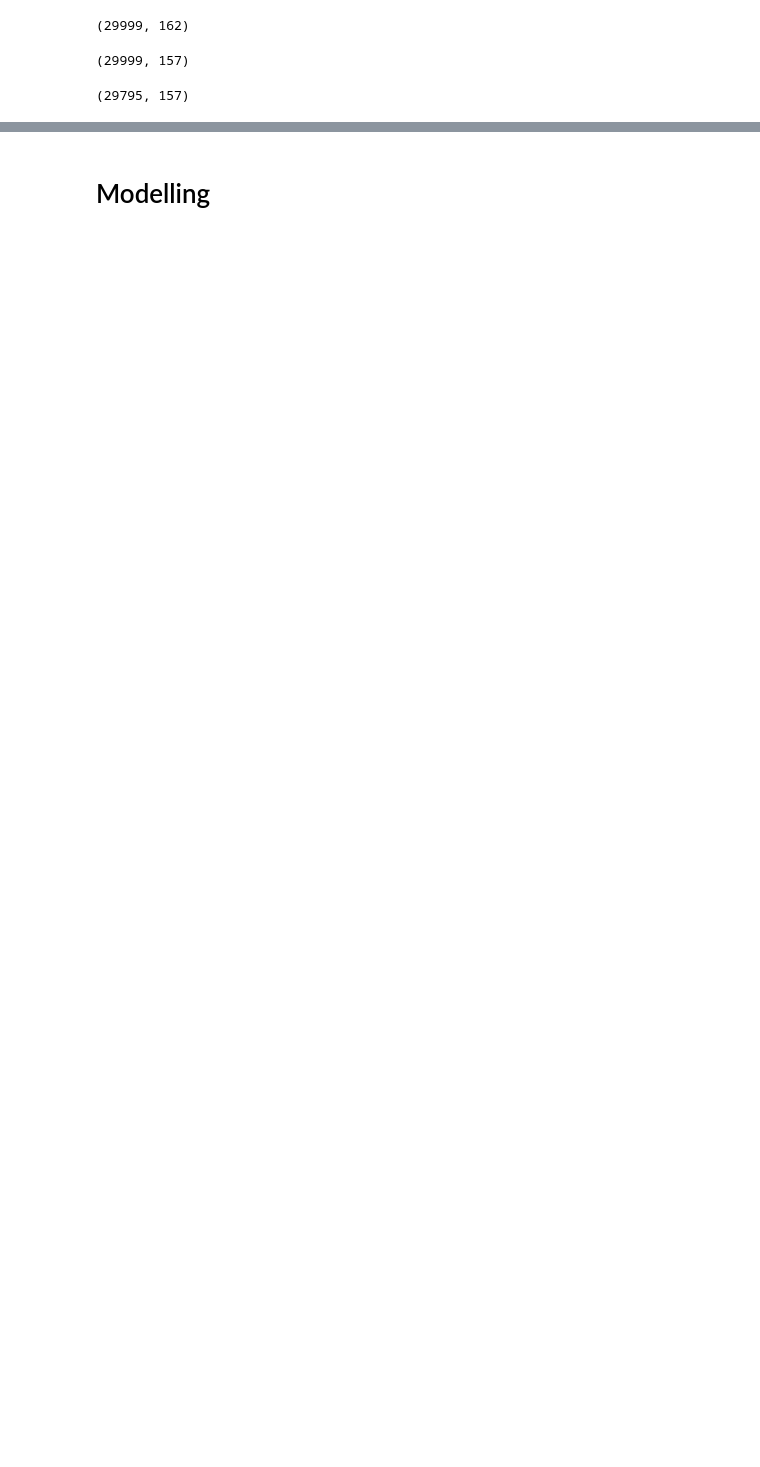
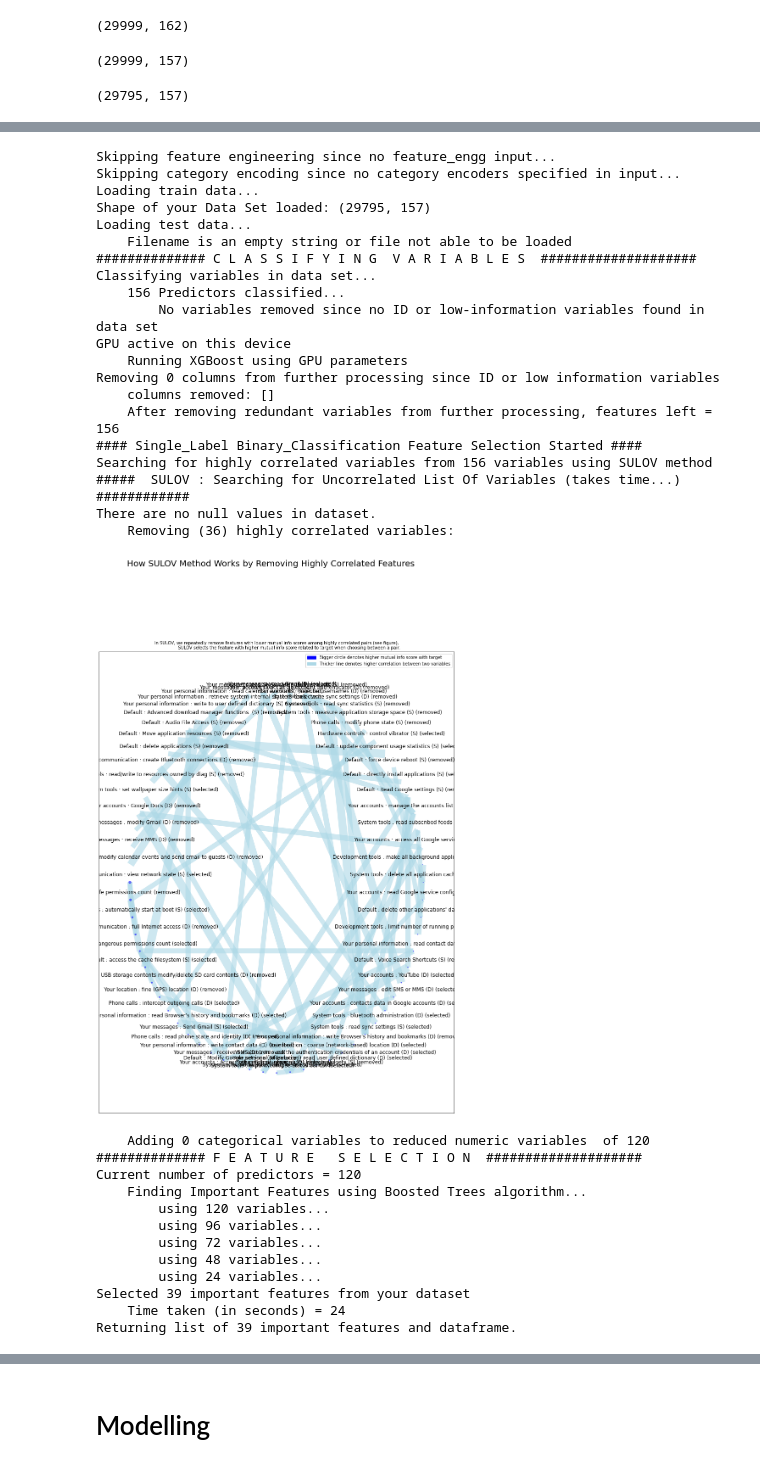
Before and after one commit to nalymugwe/The-MLC-Projects, a Jupyter notebook: Android_Malware_Detection.ipynb, the cells around one changed output, grey strips where cells are left out. Drawn from its saved outputs; the diff is of its cells as text; code cells hidden in the pictures; blank space fills up the shorter version.

```diff
--- a/Android_Malware_Detection.ipynb
+++ b/Android_Malware_Detection.ipynb
@@ -34,6 +35,6 @@ Mounted at /content/gdrive
 # %%
 # Import the data
-Data = pd.read_csv('/content/gdrive/MyDrive/Data Science/ML Company 30Day ML Aug Challenge/Android App Malware Detection Files/Android_Permission.csv')
+Data = pd.read_csv('/content/gdrive/MyDrive/Data Science/MLC 30Day ML Aug Challenge/Android App Malware Detection Files/Android_Permission.csv')
 Data.head()
 # %% [output]
 |  | App | Package | Category | Description | Rating | Number of ratings | Price | Related apps | ... |
@@ -164,0 +155,40 @@ Report Report.html was generated! NOTEBOOK/COLAB USERS: the web browser MAY not
+# %%
+# Automatic feature selection by using featurewiz package
+target = 'Class'
+
+features, train = featurewiz(Refined_Data, target, corr_limit=0.5, verbose=2, sep=",",
+header=0,test_data="", feature_engg="", category_encoders="")
+# %% [output]
+Skipping feature engineering since no feature_engg input...
+Skipping category encoding since no category encoders specified in input...
+Loading train data...
+Shape of your Data Set loaded: (29795, 157)
+Loading test data...
+    Filename is an empty string or file not able to be loaded
+############## C L A S S I F Y I N G  V A R I A B L E S  ####################
+Classifying variables in data set...
+    156 Predictors classified...
+        No variables removed since no ID or low-information variables found in data set
+GPU active on this device
+    Running XGBoost using GPU parameters
+Removing 0 columns from further processing since ID or low information variables
+    columns removed: []
+    After removing redundant variables from further processing, features left = 156
+#### Single_Label Binary_Classification Feature Selection Started ####
+Searching for highly correlated variables from 156 variables using SULOV method
+#####  SULOV : Searching for Uncorrelated List Of Variables (takes time...) ############
+There are no null values in dataset.
+    Removing (36) highly correlated variables:
+[figure, added]
+    Adding 0 categorical variables to reduced numeric variables  of 120
+############## F E A T U R E   S E L E C T I O N  ####################
+Current number of predictors = 120
+    Finding Important Features using Boosted Trees algorithm...
+        using 120 variables...
+        using 96 variables...
+        using 72 variables...
+        using 48 variables...
+        using 24 variables...
+Selected 39 important features from your dataset
+    Time taken (in seconds) = 24
+Returning list of 39 important features and dataframe.
```
Also changed, not shown: parts of 50 cells of this notebook.
